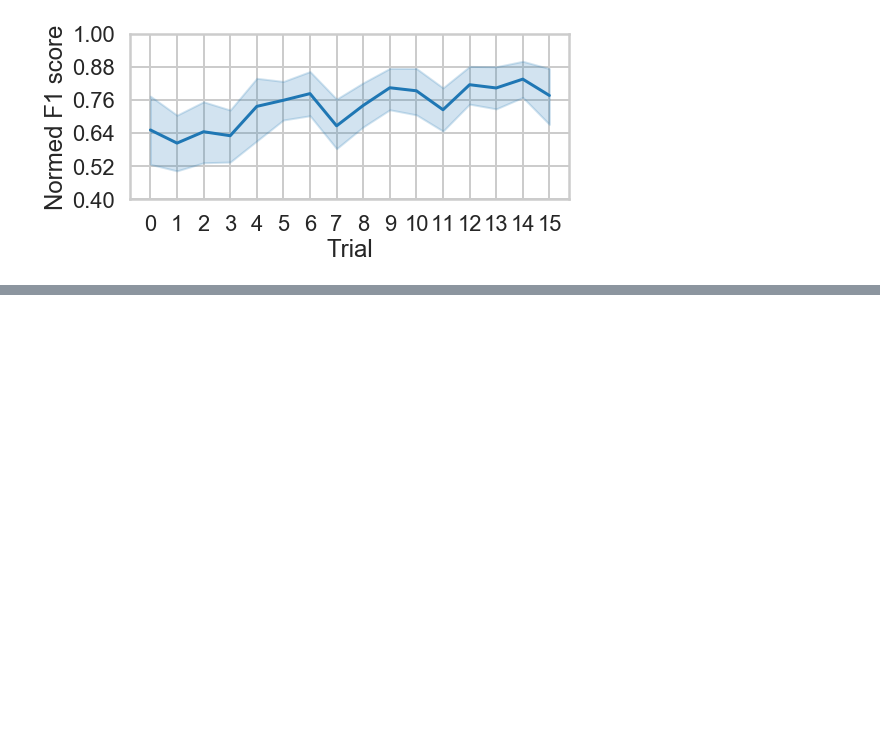
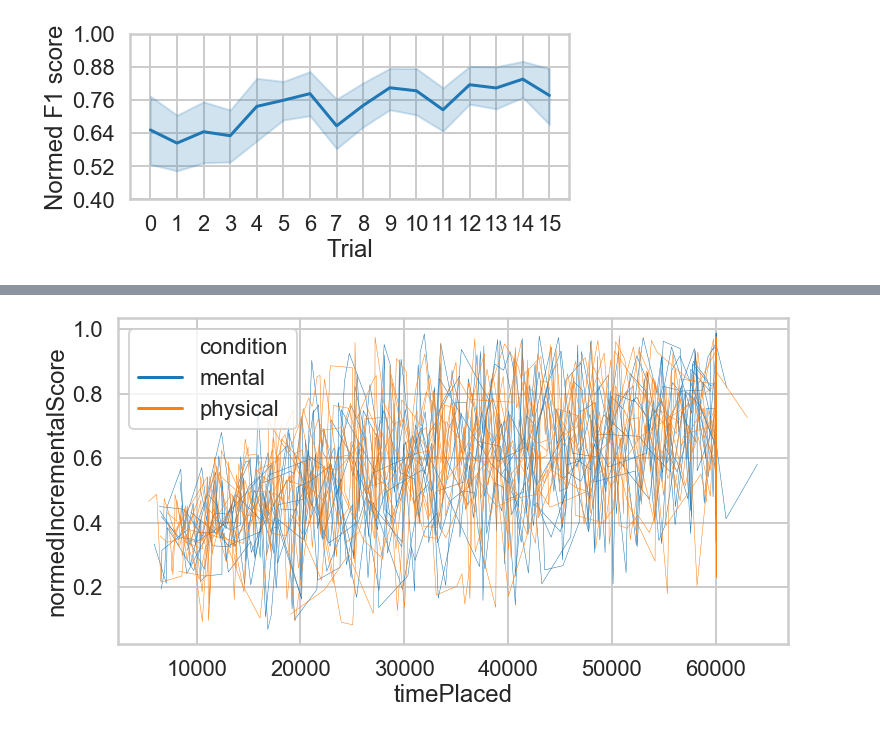
Before and after one commit to cogtoolslab/block_construction, a Jupyter notebook: analysis/will/basic_analyses.ipynb, the cells around one changed output, grey strips where cells are left out. Cells and saved outputs as stored; diff of their text form; code cells hidden in the pictures; blank space fills up the shorter version.

Commit message:
settled dataframe and start of temporal analysis

```diff
--- a/analysis/will/basic_analyses.ipynb
+++ b/analysis/will/basic_analyses.ipynb
@@ -36,6 +36,32 @@ import warnings
 warnings.filterwarnings("ignore", category=DeprecationWarning)
 warnings.filterwarnings("ignore", message="numpy.dtype size changed")
 warnings.filterwarnings("ignore", message="numpy.ufunc size changed")
+# %%
+## directory & file hierarchy
+proj_dir = os.path.abspath('..')
+datavol_dir = os.path.join(proj_dir,'data')
+analysis_dir = os.path.abspath(os.path.join(os.getcwd(),'..'))
+results_dir = os.path.join(proj_dir,'results')
+plot_dir = os.path.join(results_dir,'plots')
+csv_dir = os.path.join(results_dir,'csv')
+json_dir = os.path.join(results_dir,'json')
+exp_dir = os.path.abspath(os.path.join(proj_dir,'experiments'))
+png_dir = os.path.abspath(os.path.join(datavol_dir,'png'))
+jefan_dir = os.path.join(analysis_dir,'jefan')
+will_dir = os.path.join(analysis_dir,'will')
+
+## add helpers to python path
+if os.path.join(proj_dir,'stimuli') not in sys.path:
+    sys.path.append(os.path.join(proj_dir,'stimuli'))
+
+if not os.path.exists(results_dir):
+    os.makedirs(results_dir)
+
+if not os.path.exists(plot_dir):
+    os.makedirs(plot_dir)
+
+if not os.path.exists(csv_dir):
+    os.makedirs(csv_dir)
 # %% [markdown]
 ## Load dataframe
 # %%
@@ -154,0 +183,7 @@ plt.tight_layout()
+# %%
+## load in dataframe
+iterationName = 'pilot3'
+
+data_path = os.path.join(csv_dir,'block_silhouette_settled_{}.csv'.format(iterationName))
+dfs = pd.read_csv(data_path)
+dfs
@@ -154,0 +209,12 @@ plt.tight_layout()
+# %%
+dfs['subject_trial'] = dfs['gameID'] + '_' + str(dfs['trialNum'])
+
+
+fig = plt.figure(figsize=(12,6))
+sns.set_context('poster')
+sns.set_style('whitegrid', {'legend.frameon':False})
+ax = sns.lineplot(x="timePlaced", y="normedIncrementalScore", hue="condition", units='subject_trial',
+                            estimator=None, lw=0.5,
+                            data=dfs)
+# %% [output]
+[figure, added]
```
Also changed, not shown: parts of 2 cells of this notebook, 1 other file.
